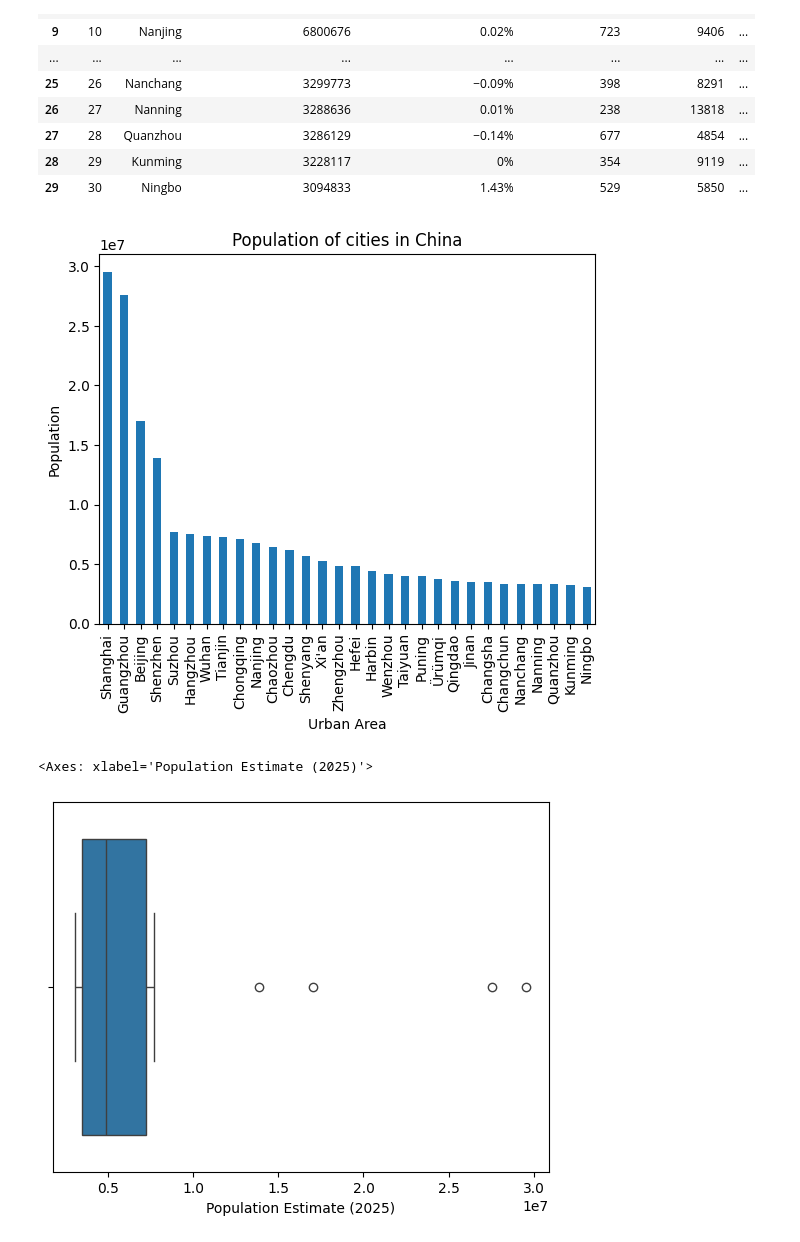
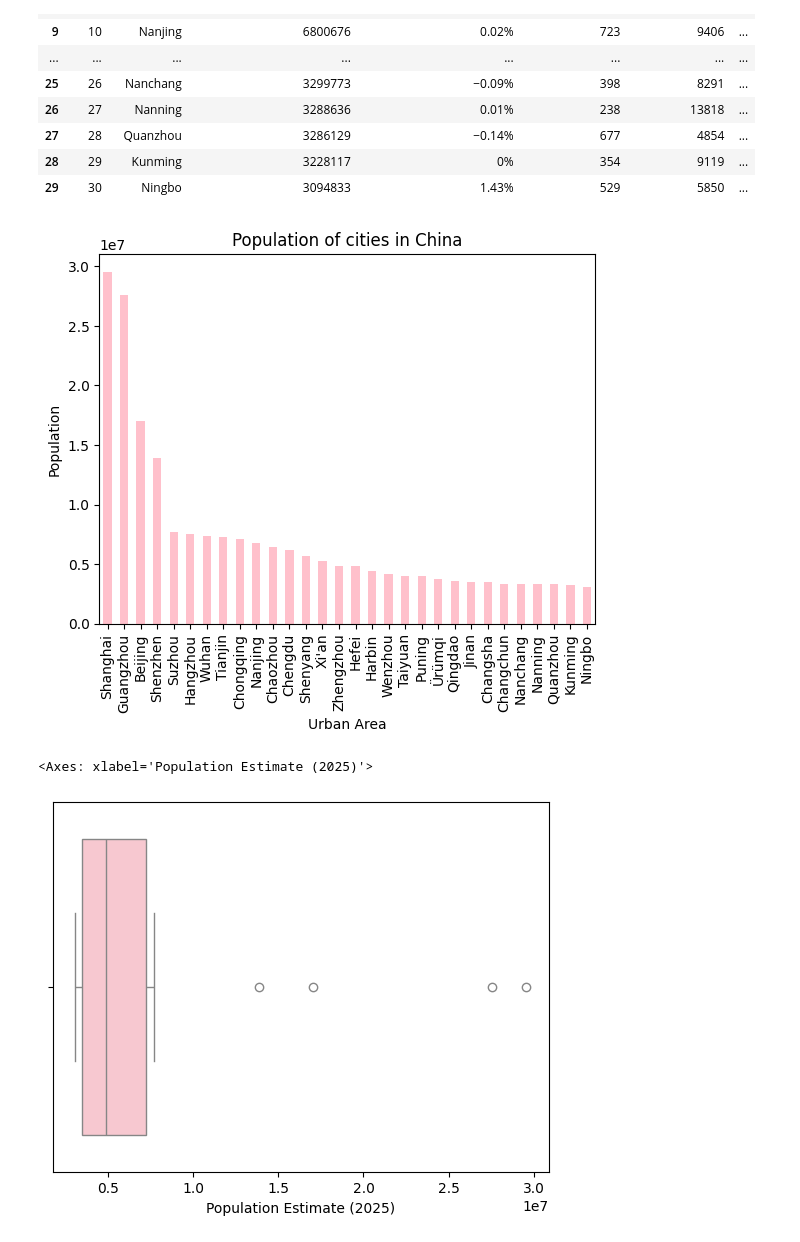
Before and after one commit to Laural-00/dt-2026-data-visualisation, a Jupyter notebook: notebooks/DigitalHumanities/Homework/Homework Laura-Lisanna.ipynb, the cells around one changed output. Saved outputs shown, nothing was run; the diff lists cells and outputs as text; code cells hidden in the pictures.

```diff
--- a/notebooks/DigitalHumanities/Homework/Homework Laura-Lisanna.ipynb
+++ b/notebooks/DigitalHumanities/Homework/Homework Laura-Lisanna.ipynb
@@ -24,15 +24,15 @@ df
 | 29 | 30 | Ningbo | 3094833 | 1.43% | 529 | 5850 | ... |
 # %%
 import matplotlib.pyplot as plt
-df.plot(kind="bar", x="Urban Area", y="Population Estimate (2025)", legend=False)
+df.plot(kind="bar", x="Urban Area", y="Population Estimate (2025)", legend=False, color="pink")
 plt.title("Population of cities in China")
 plt.ylabel("Population")
 plt.show()
 # %% [output]
-[figure, old version]
+[figure, new version]
 # %%
 import seaborn as sns
-sns.boxplot(data=df, x="Population Estimate (2025)")
+sns.boxplot(data=df, x="Population Estimate (2025)", color="pink")
 # %% [output]
 <Axes: xlabel='Population Estimate (2025)'>
-[figure, old version]
+[figure, new version]
```
Also changed, not shown: parts of 1 cell of this notebook, 2 other files.
